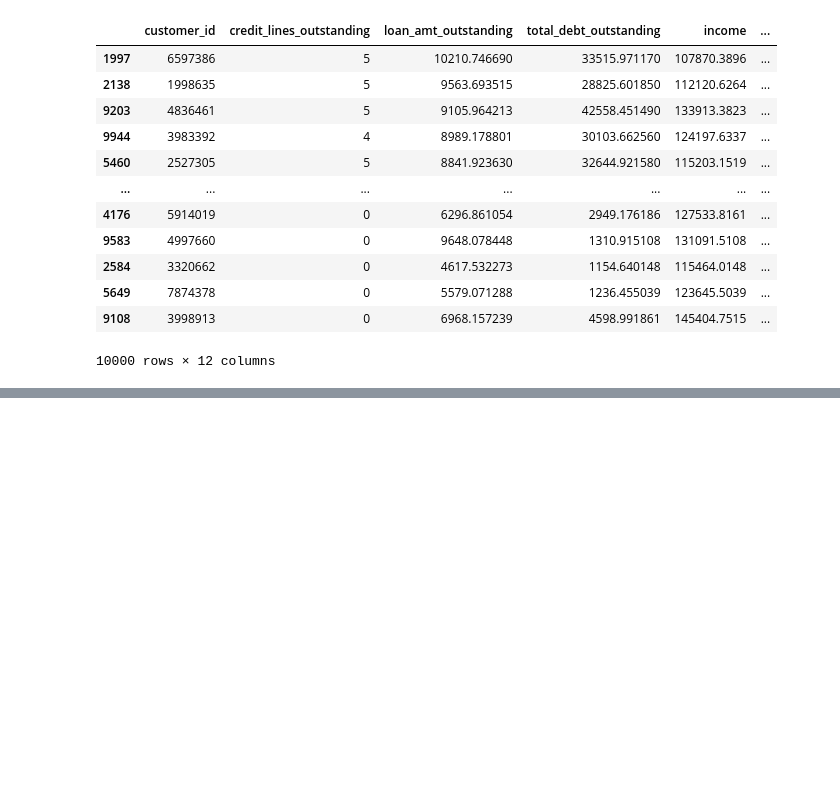
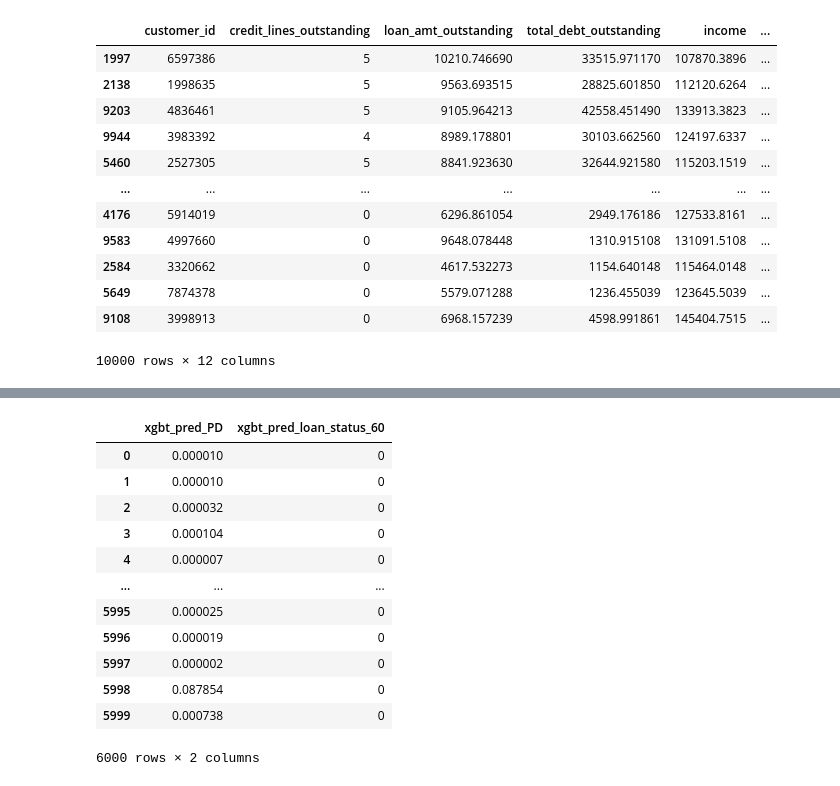
Before and after one commit to urvihp1001/JPMorganQuant, a Jupyter notebook: JPMC3.ipynb, the cells around one changed output, grey strips where cells are left out. Cells and saved outputs as stored; diff of their text form; code cells hidden in the pictures; blank space fills up the shorter version.

```diff
--- a/JPMC3.ipynb
+++ b/JPMC3.ipynb
@@ -481,0 +499,3 @@ Loans_df.sort_values('expected_loss',ascending=False)
+# %%
+xgbt_preds_df=pd.DataFrame(xgbt_preds[:,1][0:],columns=['xgbt_pred_PD'])
+true_df=Y_test
@@ -481,0 +519,12 @@ Loans_df.sort_values('expected_loss',ascending=False)
+# %%
+xgbt_preds_df['xgbt_pred_loan_status_60']=xgbt_preds_df['xgbt_pred_PD'].apply(lambda x: 1 if x>=0.6 else 0)
+print("Non-default/default predictions at 60% threshold")
+print(xgbt_preds_df['xgbt_pred_loan_status_60'].value_counts())
+
+#confusion matrix
+from sklearn.metrics import confusion_matrix
+print(confusion_matrix(Y_test,xgbt_preds_df['xgbt_pred_loan_status_60']))
+
+#classification report
+from sklearn.metrics import classification_report
+print(classification_report(Y_test,xgbt_preds_df['xgbt_pred_loan_status_60']))
@@ -481,0 +564,16 @@ Loans_df.sort_values('expected_loss',ascending=False)
+# %%
+xgbt_preds_df
+# %% [output]
+|  | xgbt_pred_PD | xgbt_pred_loan_status_60 |
+| 0 | 0.000010 | 0 |
+| 1 | 0.000010 | 0 |
+| 2 | 0.000032 | 0 |
+| 3 | 0.000104 | 0 |
+| 4 | 0.000007 | 0 |
+| ... | ... | ... |
+| 5995 | 0.000025 | 0 |
+| 5996 | 0.000019 | 0 |
+| 5997 | 0.000002 | 0 |
+| 5998 | 0.087854 | 0 |
+| 5999 | 0.000738 | 0 |
+6000 rows × 2 columns
```
Also changed, not shown: parts of 23 cells of this notebook.
